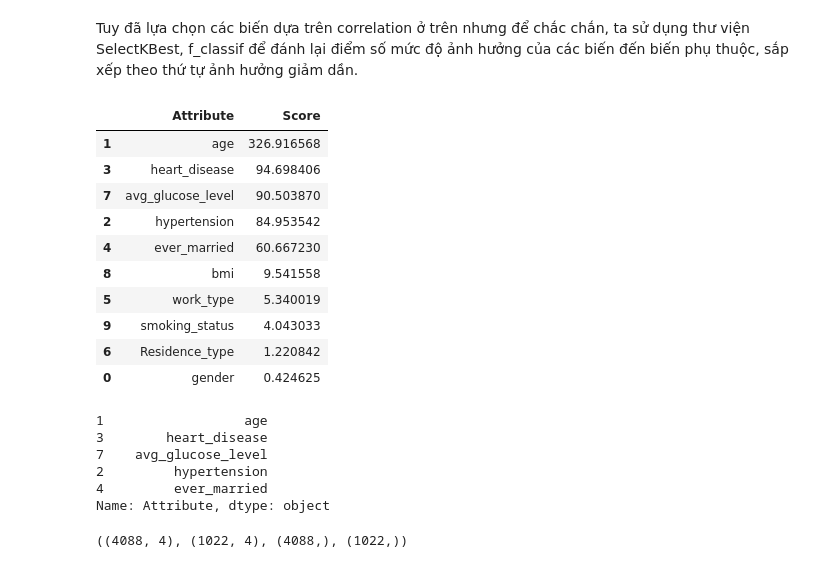
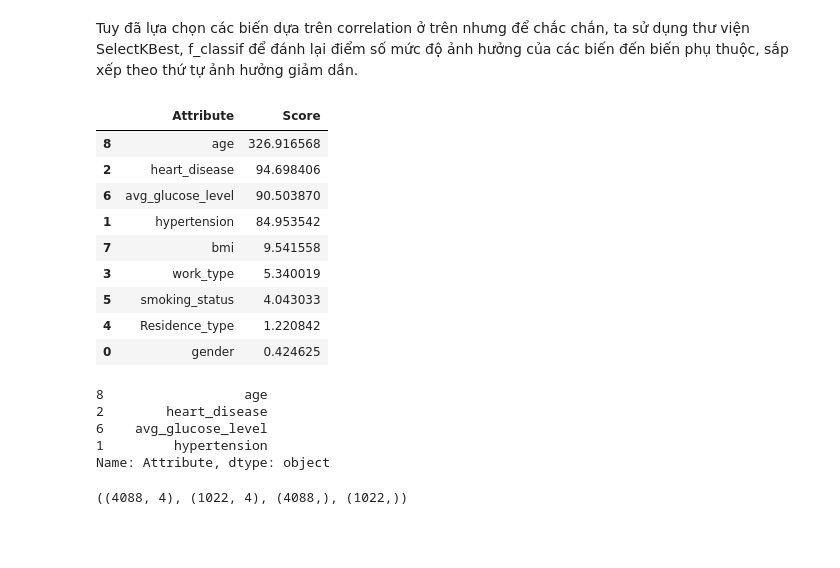
Before and after one commit to titoe218/mldm-ds-hus, a Jupyter notebook: learning/kmeans/Learning2.ipynb, the cells around one changed output. Cells and saved outputs as stored; diff of their text form; code cells hidden in the pictures; blank space fills up the shorter version.

```diff
--- a/learning/kmeans/Learning2.ipynb
+++ b/learning/kmeans/Learning2.ipynb
@@ -46,5 +53,5 @@ from sklearn.metrics import confusion_matrix, accuracy_score, classification_rep
 # %%
-data = pd.read_csv('../data/stroke.csv')
+data = pd.read_csv('../../data/stroke.csv')
 data.head(3)
 # %% [output]
 |  | id | gender | age | hypertension | heart_disease | ever_married | work_type | Residence_type | ... |
@@ -336,34 +343,32 @@ df.head(3)
 Tuy đã lựa chọn các biến dựa trên correlation ở trên nhưng để chắc chắn, ta sử dụng thư viện SelectKBest, f_classif để đánh lại điểm số mức độ ảnh hưởng của các biến đến biến phụ thuộc, sắp xếp theo thứ tự ảnh hưởng giảm dần.
 # %%
 classifier = SelectKBest(score_func=f_classif,k=5)
-fits = classifier.fit(data.drop(['stroke'],axis=1),data['stroke'])
+fits = classifier.fit(df.drop(['stroke'],axis=1),df['stroke'])
 x=pd.DataFrame(fits.scores_)
-columns = pd.DataFrame(data.drop('stroke',axis=1).columns)
+columns = pd.DataFrame(df.drop('stroke',axis=1).columns)
 fscores = pd.concat([columns,x],axis=1)
 fscores.columns = ['Attribute','Score']
 fscores.sort_values(by='Score',ascending=False)
 # %% [output]
 |  | Attribute | Score |
-| 1 | age | 326.916568 |
-| 3 | heart_disease | 94.698406 |
-| 7 | avg_glucose_level | 90.503870 |
-| 2 | hypertension | 84.953542 |
-| 4 | ever_married | 60.667230 |
-| 8 | bmi | 9.541558 |
-| 5 | work_type | 5.340019 |
-| 9 | smoking_status | 4.043033 |
-| 6 | Residence_type | 1.220842 |
+| 8 | age | 326.916568 |
+| 2 | heart_disease | 94.698406 |
+| 6 | avg_glucose_level | 90.503870 |
+| 1 | hypertension | 84.953542 |
+| 7 | bmi | 9.541558 |
+| 3 | work_type | 5.340019 |
+| 5 | smoking_status | 4.043033 |
+| 4 | Residence_type | 1.220842 |
 | 0 | gender | 0.424625 |
 # %%
 cols=fscores[fscores['Score']>50].sort_values(by='Score',ascending=False)['Attribute']
 # bỏ đi biến ever_married
 cols
 # %% [output]
-1                  age
-3        heart_disease
-7    avg_glucose_level
-2         hypertension
-4         ever_married
+8                  age
+2        heart_disease
+6    avg_glucose_level
+1         hypertension
 Name: Attribute, dtype: object
 # %%
 cols = ['age', 'heart_disease', 'avg_glucose_level', 'hypertension']
```
Also changed, not shown: parts of 29 cells of this notebook, 9 other files.
